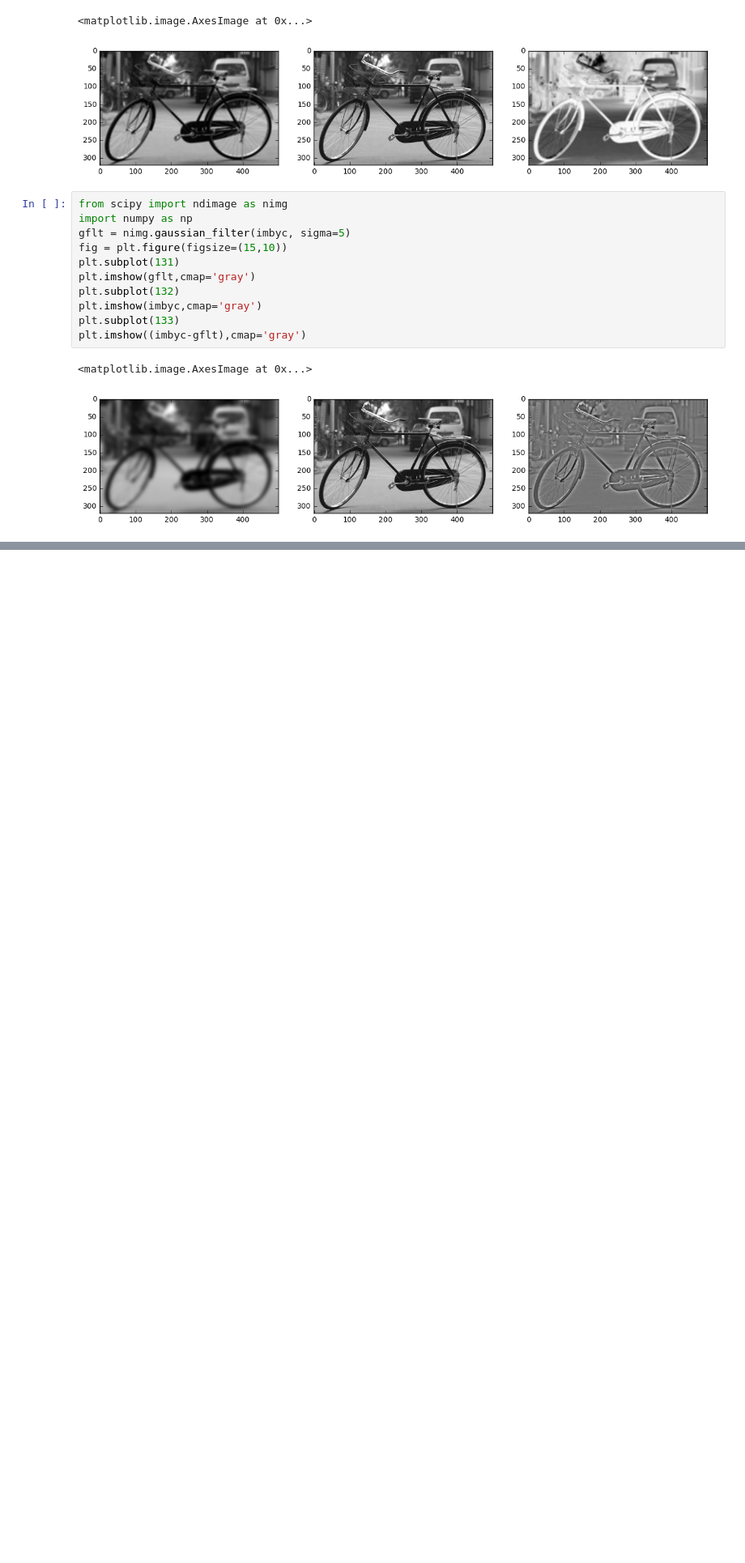
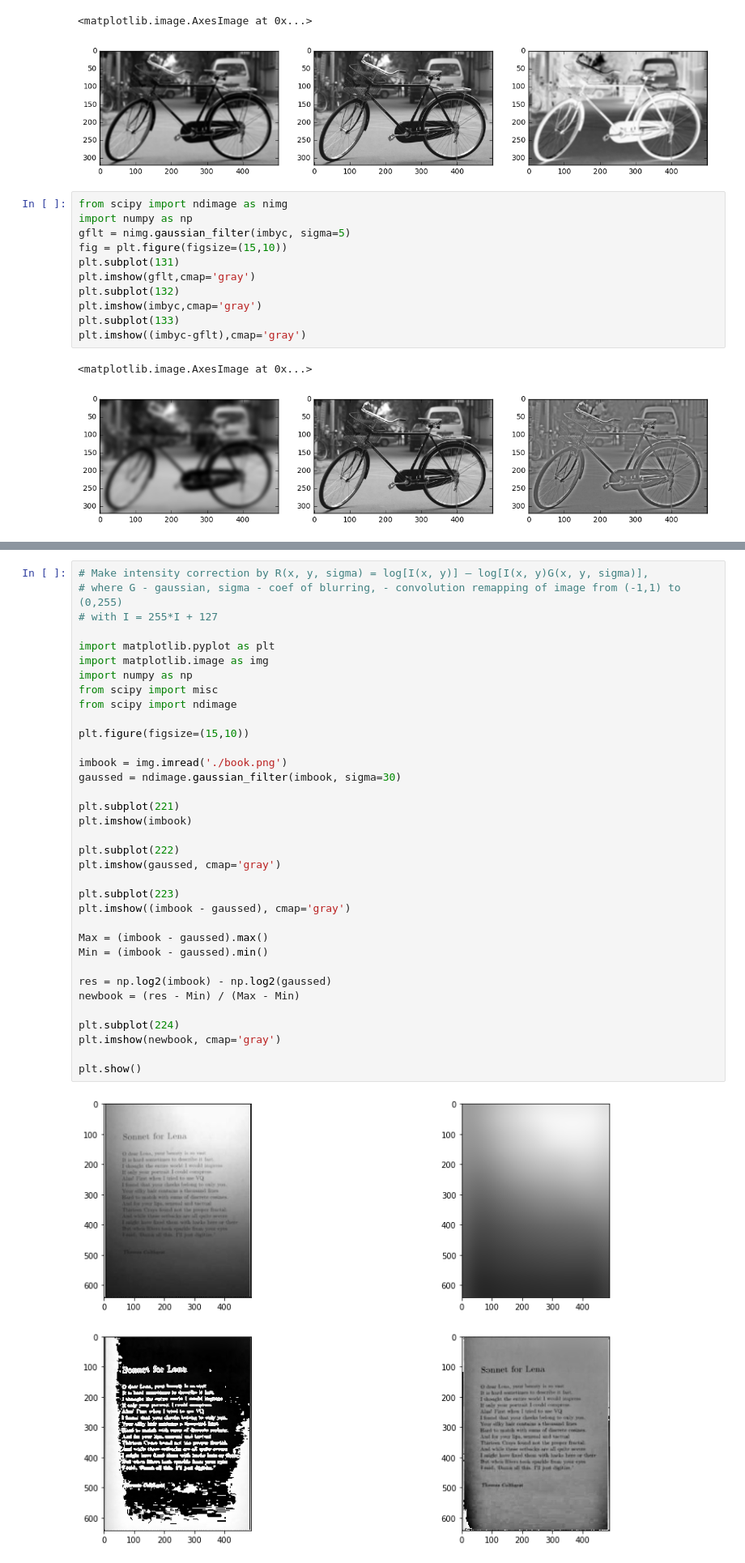
Before and after one commit to zhandosbolatbekov/Machine-Vision, a Jupyter notebook: lab2/lab2/cv2.ipynb, the cells around one changed output, grey strips where cells are left out. Shown at 81% size. Saved outputs shown, nothing was run; the diff lists cells and outputs as text; blank space fills up the shorter version.

```diff
--- a/lab2/lab2/cv2.ipynb
+++ b/lab2/lab2/cv2.ipynb
@@ -87,0 +86,37 @@ plt.show()
+# %%
+# Make intensity correction by R(x, y, sigma) = log[I(x, y)] — log[I(x, y)G(x, y, sigma)],
+# where G - gaussian, sigma - coef of blurring, - convolution remapping of image from (-1,1) to (0,255)
+# with I = 255*I + 127
+
+import matplotlib.pyplot as plt
+import matplotlib.image as img
+import numpy as np
+from scipy import misc
+from scipy import ndimage
+
+plt.figure(figsize=(15,10))
+
+imbook = img.imread('./book.png')
+gaussed = ndimage.gaussian_filter(imbook, sigma=30)
+
+plt.subplot(221)
+plt.imshow(imbook)
+
+plt.subplot(222)
+plt.imshow(gaussed, cmap='gray')
+
+plt.subplot(223)
+plt.imshow((imbook - gaussed), cmap='gray')
+
+Max = (imbook - gaussed).max()
+Min = (imbook - gaussed).min()
+
+res = np.log2(imbook) - np.log2(gaussed)
+newbook = (res - Min) / (Max - Min)
+
+plt.subplot(224)
+plt.imshow(newbook, cmap='gray')
+
+plt.show()
+# %% [output]
+[figure, added]
```
Also changed, not shown: parts of 1 cell of this notebook.
